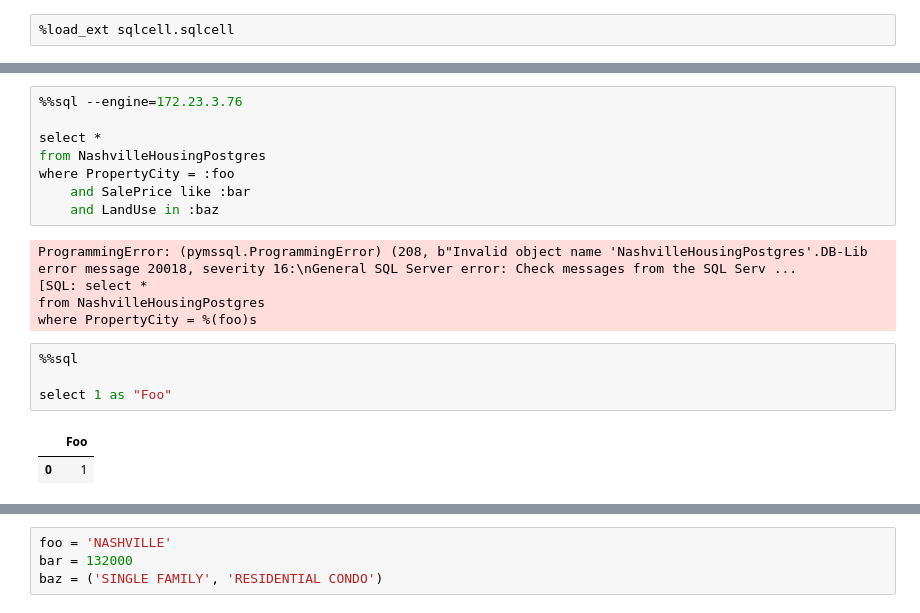
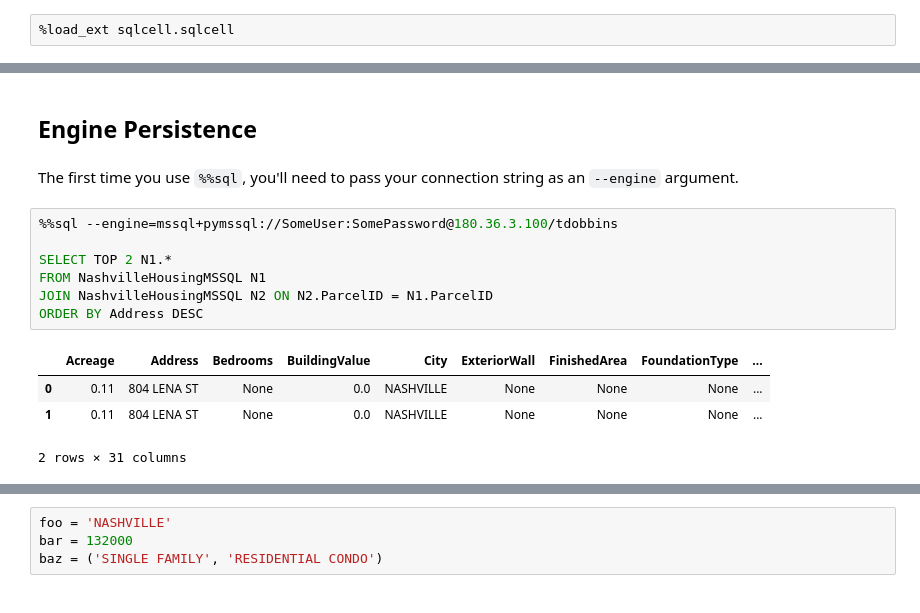
Before and after one commit to tmthyjames/SQLCell, a Jupyter notebook: sqlcell_demo.ipynb, the cells around one changed output, grey strips where cells are left out. Drawn from its saved outputs; the diff is of its cells as text.

```diff
--- a/sqlcell_demo.ipynb
+++ b/sqlcell_demo.ipynb
@@ -19,20 +34,16 @@ select 1 as "Foo"
-# %%
-%%sql --engine=172.23.3.76
-
-select *
-from NashvilleHousingPostgres
-where PropertyCity = :foo
-    and SalePrice like :bar
-    and LandUse in :baz
-# %% [output]
-ProgrammingError: (pymssql.ProgrammingError) (208, b"Invalid object name 'NashvilleHousingPostgres'.DB-Lib error message 20018, severity 16:\nGeneral SQL Server error: Check messages from the SQL Serv ...
-[SQL: select *
-from NashvilleHousingPostgres
-where PropertyCity = %(foo)s
-# %%
-%%sql
-
-select 1 as "Foo"
-# %% [output]
-|  | Foo |
-| 0 | 1 |
+# %% [markdown]
+## Engine Persistence
+# %% [markdown]
+The first time you use `%%sql`, you'll need to pass your connection string as an `--engine` argument.
+# %%
+%%sql --engine=mssql+pymssql://SomeUser:SomePassword@180.36.3.100/tdobbins
+
+SELECT TOP 2 N1.*
+FROM NashvilleHousingMSSQL N1
+JOIN NashvilleHousingMSSQL N2 ON N2.ParcelID = N1.ParcelID
+ORDER BY Address DESC
+# %% [output]
+|  | Acreage | Address | Bedrooms | BuildingValue | City | ExteriorWall | FinishedArea | FoundationType | ... |
+| 0 | 0.11 | 804 LENA ST | None | 0.0 | NASHVILLE | None | None | None | ... |
+| 1 | 0.11 | 804 LENA ST | None | 0.0 | NASHVILLE | None | None | None | ... |
+2 rows × 31 columns
```
Also changed, not shown: parts of 45 cells of this notebook, 5 other files.
